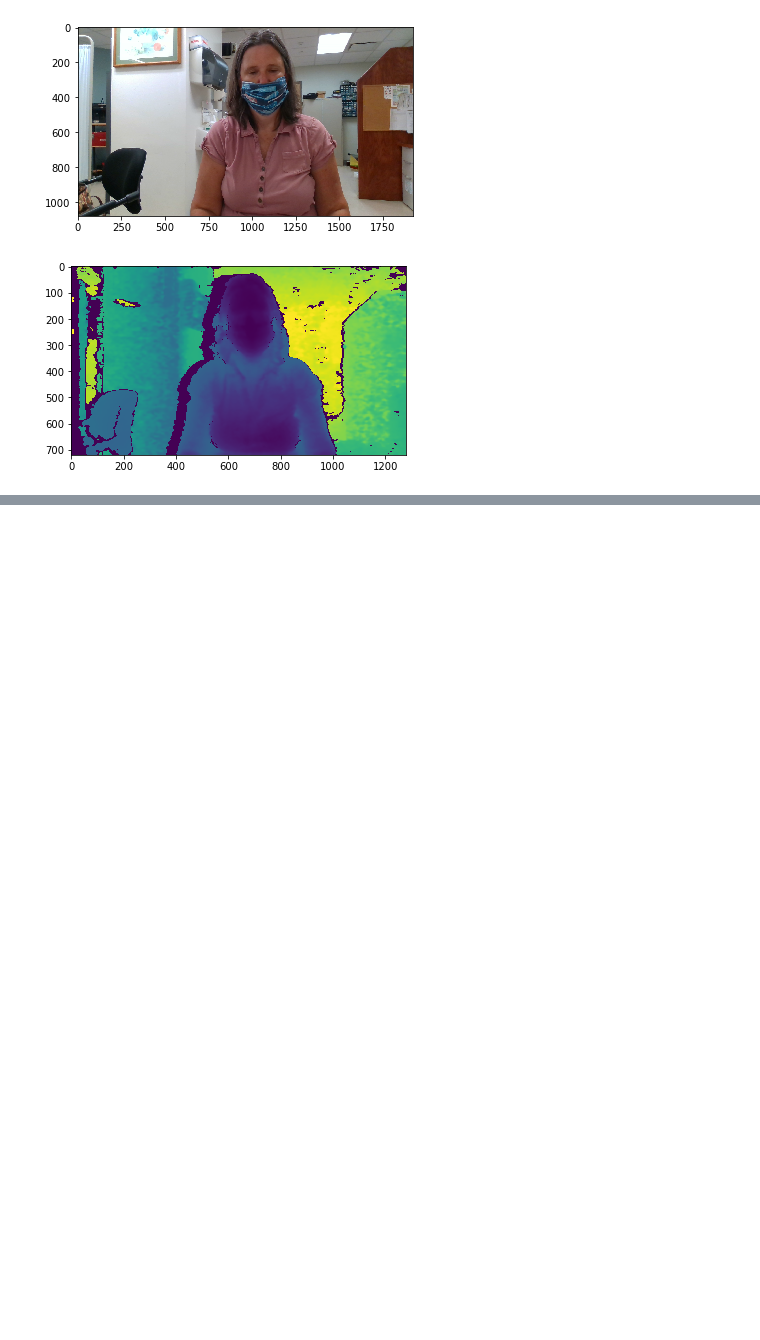
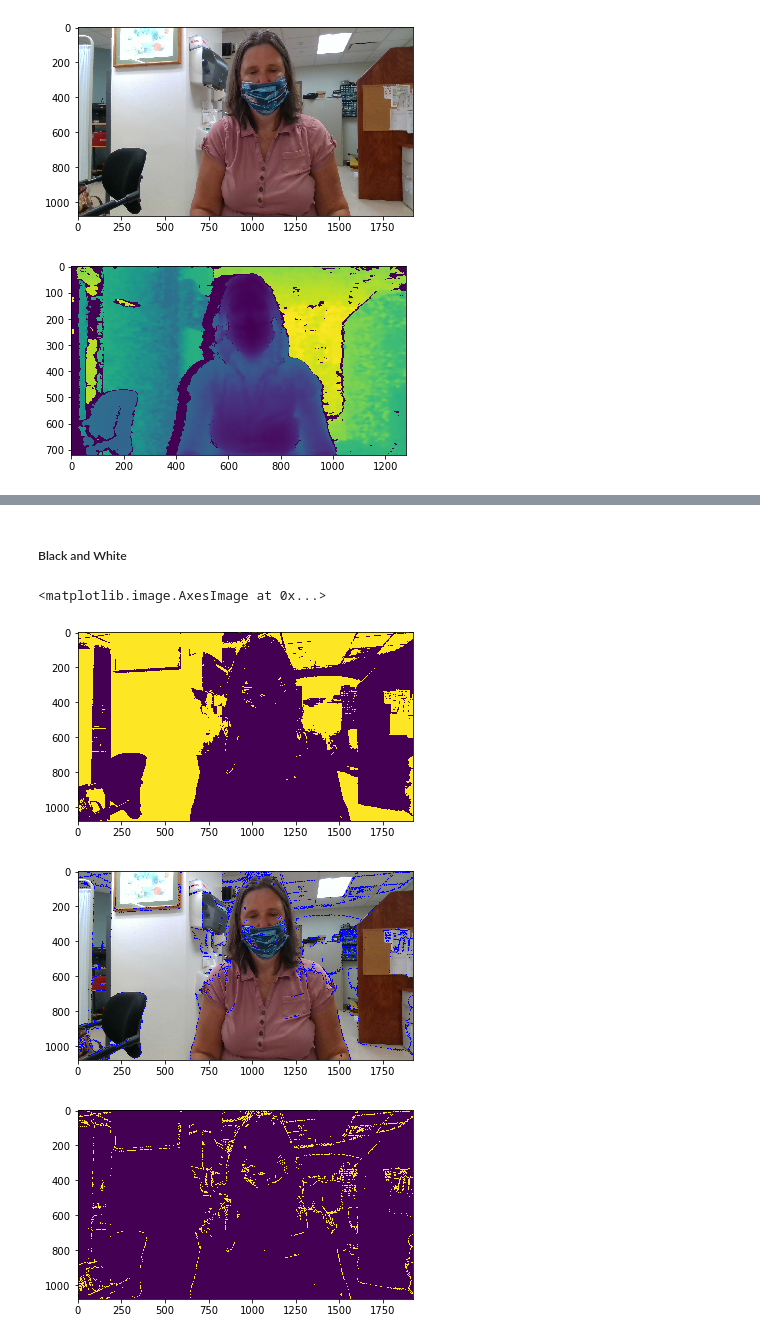
Before and after one commit to Rehab-Robotics-Lab/FloAssessmentPipeline, a Jupyter notebook: notebooks/match depth to color.ipynb, the cells around one changed output, grey strips where cells are left out. Cells and saved outputs as stored; diff of their text form; code cells hidden in the pictures; blank space fills up the shorter version.

```diff
--- a/notebooks/match depth to color.ipynb
+++ b/notebooks/match depth to color.ipynb
@@ -36,0 +75,26 @@ plt.imshow(cv2.cvtColor(depth_img, cv2.COLOR_BGR2RGB))
+# %% [markdown]
+##### Black and White
+# %%
+img_grey=cv2.cvtColor(img, cv2.COLOR_BGR2GRAY)
+(thresh, im_bw) = cv2.threshold(img_grey, 128, 255, cv2.THRESH_BINARY | cv2.THRESH_OTSU)
+# im_bw = cv2.morphologyEx(im_bw, cv2.MORPH_CLOSE, (9,9))
+
+plt.figure()
+plt.imshow(im_bw)
+
+dst = cv2.cornerHarris(im_bw,2,3,0.04)
+dst = cv2.dilate(dst,None)
+img_w_harris = img_rgb.copy()
+img_w_harris[dst>0.01*dst.max()]=[0,0,255]
+plt.figure()
+plt.imshow(img_w_harris)
+plt.figure()
+harris_points=np.zeros(img_w_harris.shape[0:2])
+harris_points[dst>0.01*dst.max()]=255
+plt.figure
+plt.imshow(harris_points)
+# %% [output]
+<matplotlib.image.AxesImage at 0x...>
+[figure, added]
+[figure, added]
+[figure, added]
```
Also changed, not shown: parts of 27 cells of this notebook, 3 other files.
